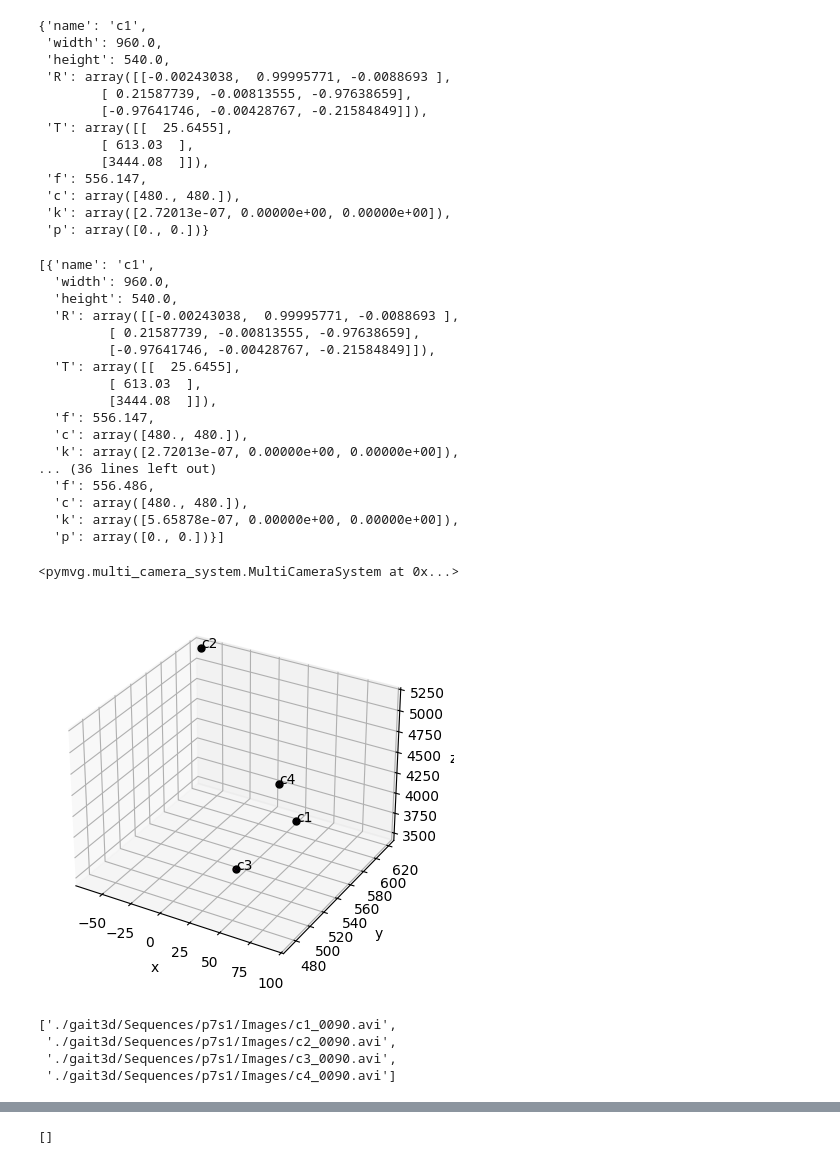
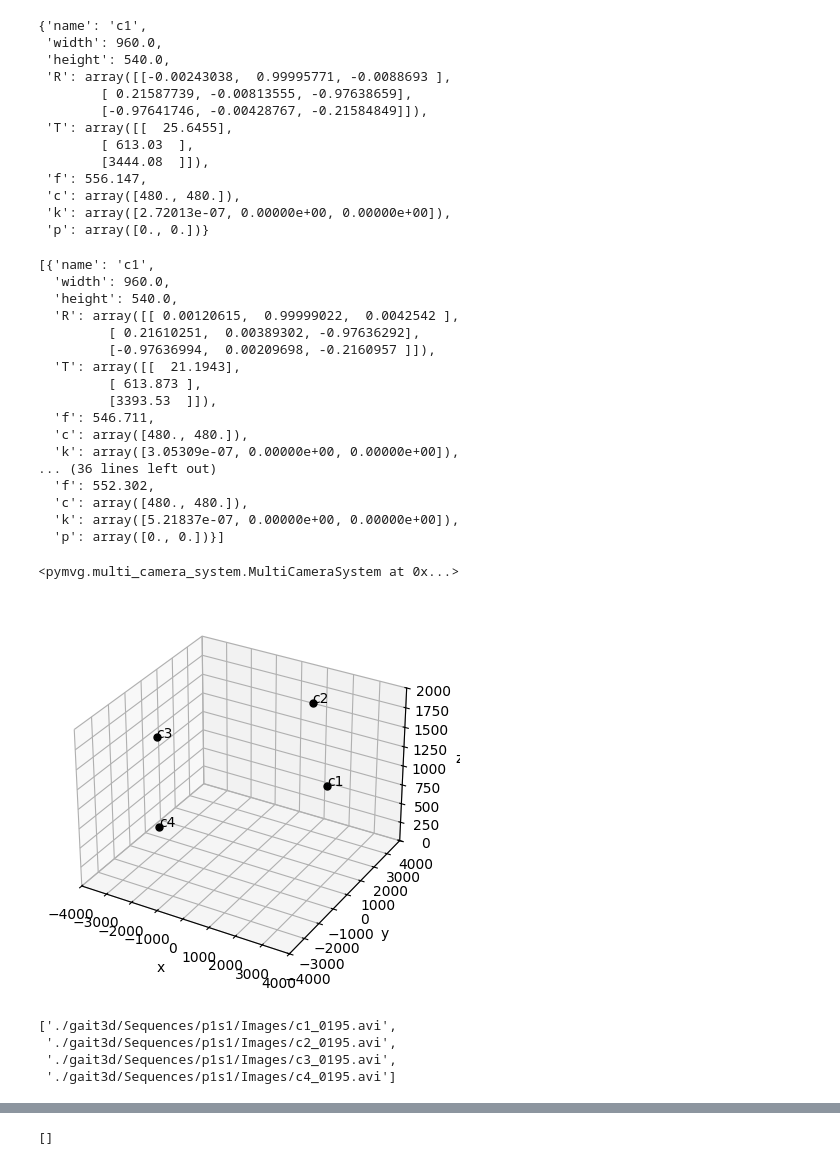
Before and after one commit to mklimek001/gait-features-identification, a Jupyter notebook: pymvg_multicamera.ipynb, the cells around one changed output, grey strips where cells are left out. Drawn from its saved outputs; the diff is of its cells as text; code cells hidden in the pictures.

```diff
--- a/pymvg_multicamera.ipynb
+++ b/pymvg_multicamera.ipynb
@@ -149,11 +131,9 @@ def build_multi_camera_system(cameras):
         R, T, f, c, k, p = unfold_camera_param(camera)
         camera_matrix = np.array(
             [[f, 0, c[0]], [0, f, c[1]], [0, 0, 1]], dtype=float)
-        proj_matrix = np.zeros((3, 4))
-        proj_matrix[:3, :3] = camera_matrix
         distortion = np.array([k[0], k[1], p[0], p[1], k[2]])
         distortion.shape = (5,)
-        T = -np.matmul(R, T)
+        # T = -np.matmul(R, T)
         M = camera_matrix.dot(np.concatenate((R, T), axis=1))
         camera = CameraModel.load_camera_from_M(
             M, name=camera['name'], distortion_coefficients=distortion,
@@ -210,7 +190,7 @@ def triangulate_poses(cameras_params, poses2d):
 # %%
 from utils.video_tools import get_camera_calibration_files, get_video_files
 
-sequence_key = "p7s1"
+sequence_key = "p1s1"
 
 camera_files_paths = get_camera_calibration_files(sequence_key)
 cameras_params = [parse_camera_xml(camera_path) for camera_path in camera_files_paths]
@@ -219,19 +199,19 @@ cameras_params
 [{'name': 'c1',
   'width': 960.0,
   'height': 540.0,
-  'R': array([[-0.00243038,  0.99995771, -0.0088693 ],
-         [ 0.21587739, -0.00813555, -0.97638659],
-         [-0.97641746, -0.00428767, -0.21584849]]),
-  'T': array([[  25.6455],
-         [ 613.03  ],
-         [3444.08  ]]),
-  'f': 556.147,
+  'R': array([[ 0.00120615,  0.99999022,  0.0042542 ],
+         [ 0.21610251,  0.00389302, -0.97636292],
+         [-0.97636994,  0.00209698, -0.2160957 ]]),
+  'T': array([[  21.1943],
+         [ 613.873 ],
+         [3393.53  ]]),
+  'f': 546.711,
   'c': array([480., 480.]),
-  'k': array([2.72013e-07, 0.00000e+00, 0.00000e+00]),
+  'k': array([3.05309e-07, 0.00000e+00, 0.00000e+00]),
 ... (36 lines left out)
-  'f': 556.486,
+  'f': 552.302,
   'c': array([480., 480.]),
-  'k': array([5.65878e-07, 0.00000e+00, 0.00000e+00]),
+  'k': array([5.21837e-07, 0.00000e+00, 0.00000e+00]),
   'p': array([0., 0.])}]
 # %%
 mcs = build_multi_camera_system(cameras_params)
@@ -241,23 +221,23 @@ mcs
 # %%
 from pymvg.plot_utils import plot_system
 import matplotlib.pyplot as plt
 from mpl_toolkits.mplot3d import Axes3D
 
 fig = plt.figure()
 ax = fig.add_subplot(1,1,1, projection='3d')
 plot_system( ax, mcs )
 ax.set_xlabel('x'); ax.set_ylabel('y'); ax.set_zlabel('z')
-# ax.set_xlim(-0.8,0.8); ax.set_ylim(-0.8,0.8); ax.set_zlim(-0.8,0.8)
+ax.set_xlim(-4000, 4000); ax.set_ylim(-4000, 4000); ax.set_zlim(0, 2000)
 plt.show()
 # %% [output]
-[figure, old version]
+[figure, new version]
 # %%
 video_files = get_video_files(sequence_key)
 video_files
 # %% [output]
-['./gait3d/Sequences/p7s1/Images/c1_0090.avi',
- './gait3d/Sequences/p7s1/Images/c2_0090.avi',
- './gait3d/Sequences/p7s1/Images/c3_0090.avi',
- './gait3d/Sequences/p7s1/Images/c4_0090.avi']
+['./gait3d/Sequences/p1s1/Images/c1_0195.avi',
+ './gait3d/Sequences/p1s1/Images/c2_0195.avi',
+ './gait3d/Sequences/p1s1/Images/c3_0195.avi',
+ './gait3d/Sequences/p1s1/Images/c4_0195.avi']
 # %%
 from scripts.frame_iterator import video_frame_iterator
```
Also changed, not shown: parts of 11 cells of this notebook, 4 other files.
